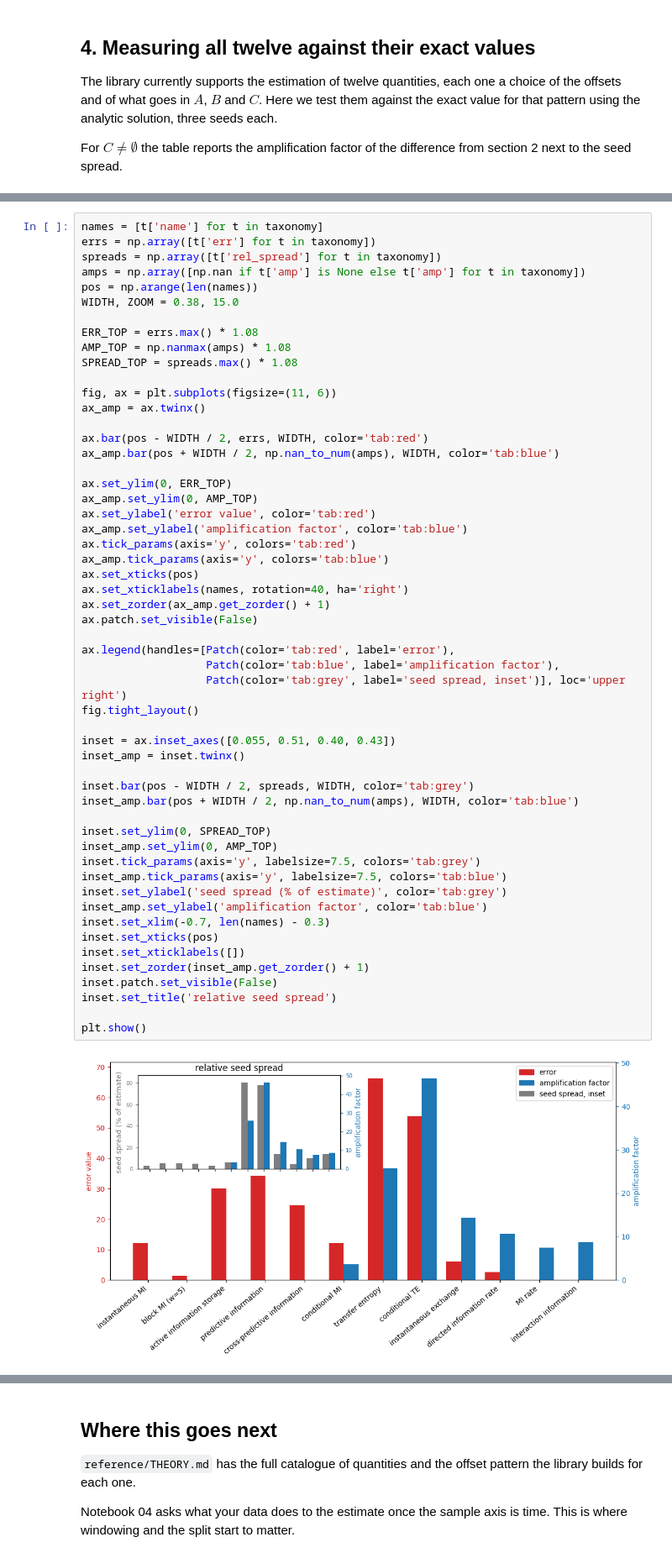
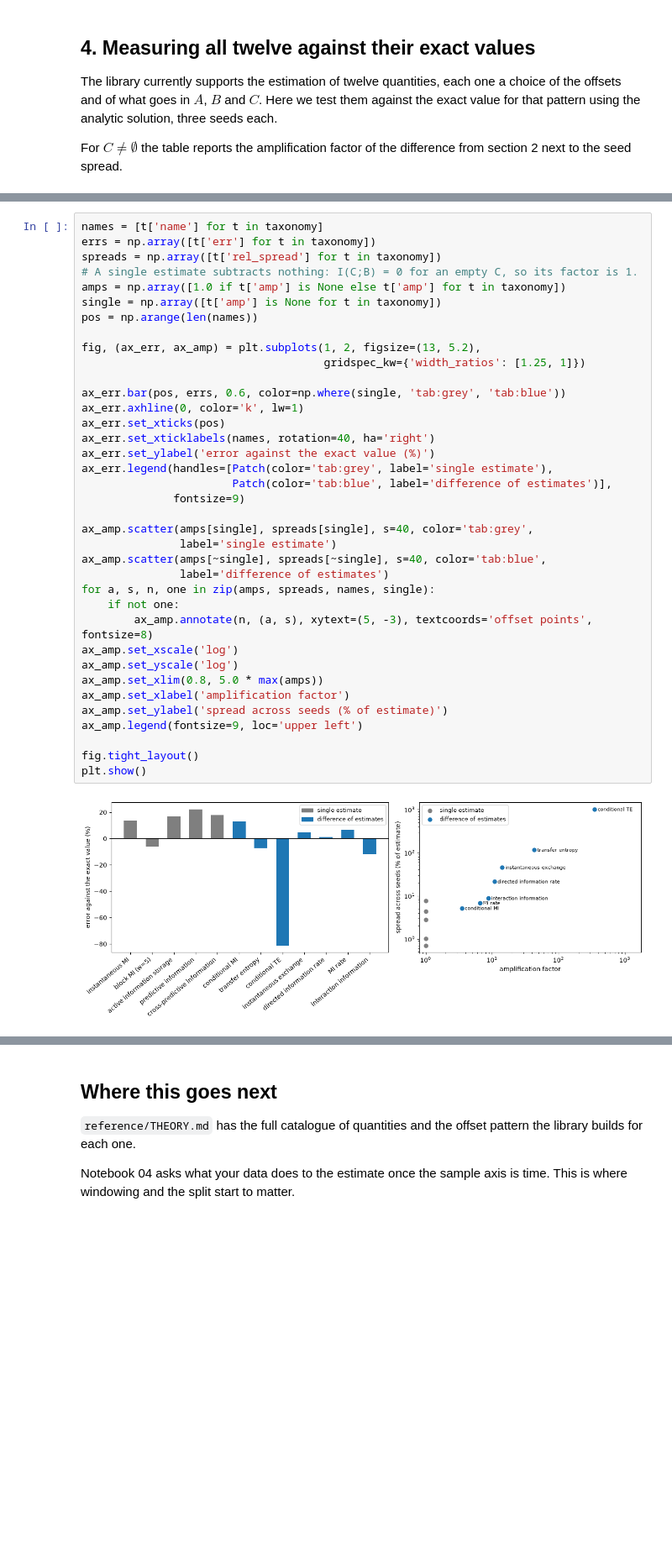
Before and after one commit to eslam-abdelaleem/NeuralMI, a Jupyter notebook: tutorials/03_Which_Quantity.ipynb, the cells around one changed output, grey strips where cells are left out. Shown at 84% size. Drawn from its saved outputs; the diff is of its cells as text; blank space fills up the shorter version.

```diff
--- a/tutorials/03_Which_Quantity.ipynb
+++ b/tutorials/03_Which_Quantity.ipynb
@@ -701,57 +705,40 @@ interaction information         -0.1690  -0.1893   -12.0%     8.7    14.1%
 # %%
 names = [t['name'] for t in taxonomy]
 errs = np.array([t['err'] for t in taxonomy])
 spreads = np.array([t['rel_spread'] for t in taxonomy])
-amps = np.array([np.nan if t['amp'] is None else t['amp'] for t in taxonomy])
+# A single estimate subtracts nothing: I(C;B) = 0 for an empty C, so its factor is 1.
+amps = np.array([1.0 if t['amp'] is None else t['amp'] for t in taxonomy])
+single = np.array([t['amp'] is None for t in taxonomy])
 pos = np.arange(len(names))
-WIDTH, ZOOM = 0.38, 15.0
 
-ERR_TOP = errs.max() * 1.08
-AMP_TOP = np.nanmax(amps) * 1.08
-SPREAD_TOP = spreads.max() * 1.08
+fig, (ax_err, ax_amp) = plt.subplots(1, 2, figsize=(13, 5.2),
+                                     gridspec_kw={'width_ratios': [1.25, 1]})
 
-fig, ax = plt.subplots(figsize=(11, 6))
-ax_amp = ax.twinx()
+ax_err.bar(pos, errs, 0.6, color=np.where(single, 'tab:grey', 'tab:blue'))
+ax_err.axhline(0, color='k', lw=1)
+ax_err.set_xticks(pos)
+ax_err.set_xticklabels(names, rotation=40, ha='right')
+ax_err.set_ylabel('error against the exact value (%)')
+ax_err.legend(handles=[Patch(color='tab:grey', label='single estimate'),
+                       Patch(color='tab:blue', label='difference of estimates')],
+              fontsize=9)
 
-ax.bar(pos - WIDTH / 2, errs, WIDTH, color='tab:red')
-ax_amp.bar(pos + WIDTH / 2, np.nan_to_num(amps), WIDTH, color='tab:blue')
+ax_amp.scatter(amps[single], spreads[single], s=40, color='tab:grey',
+               label='single estimate')
+ax_amp.scatter(amps[~single], spreads[~single], s=40, color='tab:blue',
+               label='difference of estimates')
+for a, s, n, one in zip(amps, spreads, names, single):
+    if not one:
+        ax_amp.annotate(n, (a, s), xytext=(5, -3), textcoords='offset points', fontsize=8)
+ax_amp.set_xscale('log')
+ax_amp.set_yscale('log')
+ax_amp.set_xlim(0.8, 5.0 * max(amps))
+ax_amp.set_xlabel('amplification factor')
+ax_amp.set_ylabel('spread across seeds (% of estimate)')
+ax_amp.legend(fontsize=9, loc='upper left')
 
-ax.set_ylim(0, ERR_TOP)
-ax_amp.set_ylim(0, AMP_TOP)
-ax.set_ylabel('error value', color='tab:red')
-ax_amp.set_ylabel('amplification factor', color='tab:blue')
-ax.tick_params(axis='y', colors='tab:red')
-ax_amp.tick_params(axis='y', colors='tab:blue')
-ax.set_xticks(pos)
-ax.set_xticklabels(names, rotation=40, ha='right')
-ax.set_zorder(ax_amp.get_zorder() + 1)
-ax.patch.set_visible(False)
-
-ax.legend(handles=[Patch(color='tab:red', label='error'),
-                   Patch(color='tab:blue', label='amplification factor'),
-                   Patch(color='tab:grey', label='seed spread, inset')], loc='upper right')
 fig.tight_layout()
-
-inset = ax.inset_axes([0.055, 0.51, 0.40, 0.43])
-inset_amp = inset.twinx()
-
-inset.bar(pos - WIDTH / 2, spreads, WIDTH, color='tab:grey')
-inset_amp.bar(pos + WIDTH / 2, np.nan_to_num(amps), WIDTH, color='tab:blue')
-
-inset.set_ylim(0, SPREAD_TOP)
-inset_amp.set_ylim(0, AMP_TOP)
-inset.tick_params(axis='y', labelsize=7.5, colors='tab:grey')
-inset_amp.tick_params(axis='y', labelsize=7.5, colors='tab:blue')
-inset.set_ylabel('seed spread (% of estimate)', color='tab:grey')
-inset_amp.set_ylabel('amplification factor', color='tab:blue')
-inset.set_xlim(-0.7, len(names) - 0.3)
-inset.set_xticks(pos)
-inset.set_xticklabels([])
-inset.set_zorder(inset_amp.get_zorder() + 1)
-inset.patch.set_visible(False)
-inset.set_title('relative seed spread')
-
 plt.show()
 # %% [output]
-[figure, old version]
+[figure, new version]
 # %% [markdown]
```
Also changed, not shown: parts of 12 cells of this notebook, 12 other files.
